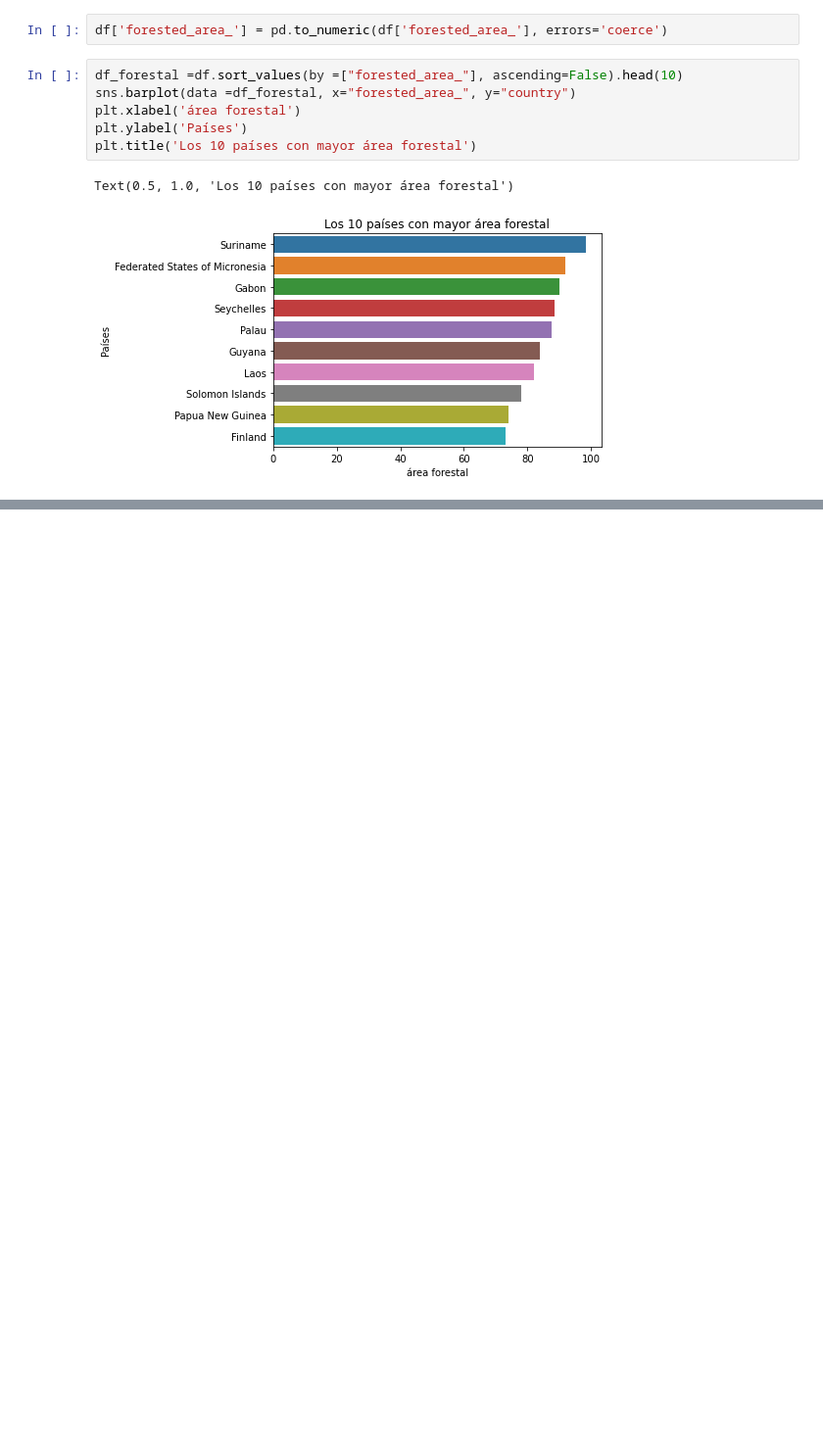
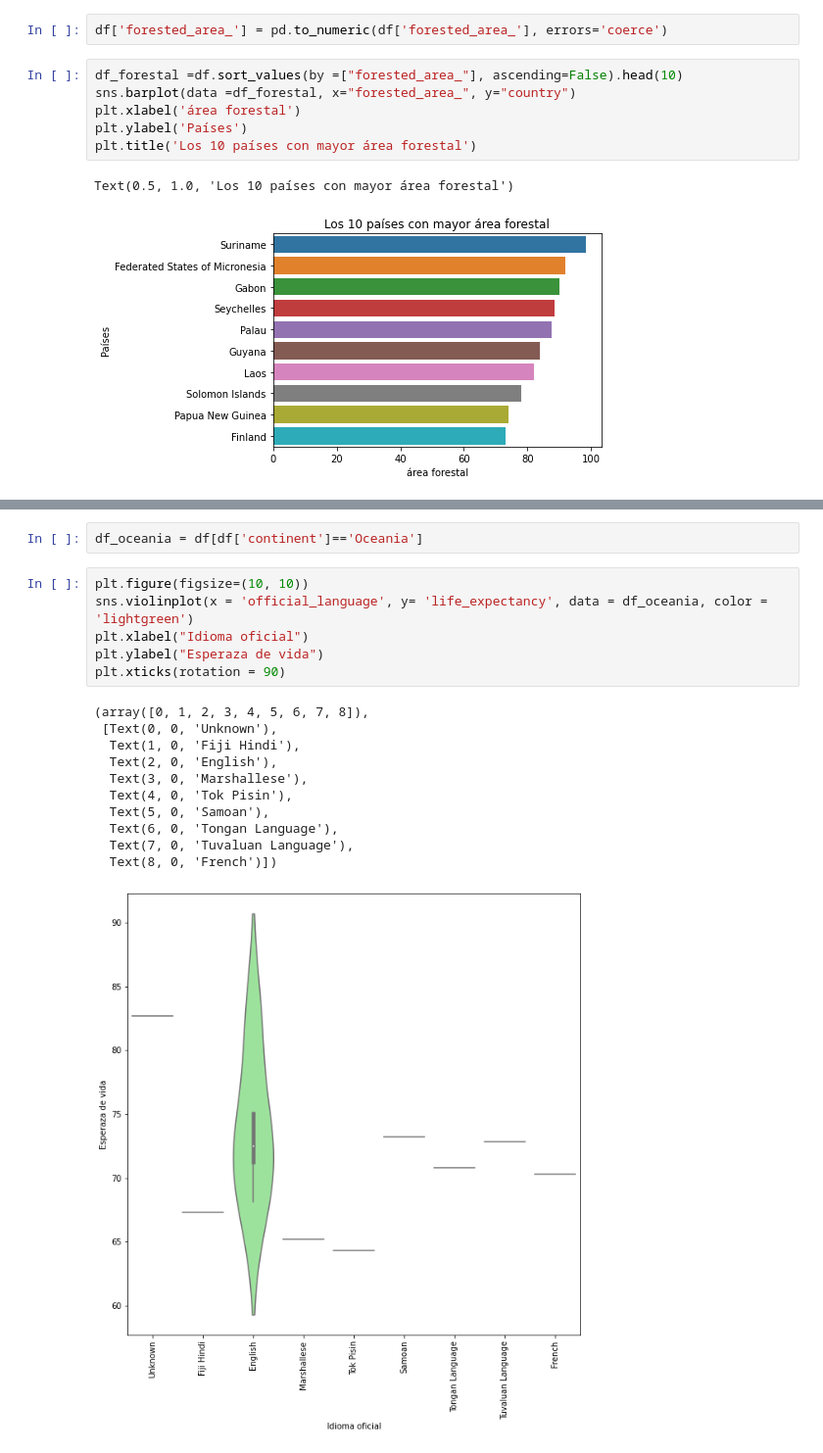
Before and after one commit to Adalab/da-modulo3-sprint2-pairprogramming-PatriciaAnaG, a Jupyter notebook: pair_VISUALIZACION.ipynb, the cells around one changed output, grey strips where cells are left out. Shown: that part at 98% size. Saved outputs shown, nothing was run; the diff lists cells and outputs as text; blank space fills up the shorter version.

```diff
--- a/pair_VISUALIZACION.ipynb
+++ b/pair_VISUALIZACION.ipynb
@@ -191,0 +205,20 @@ sns.barplot(data =df_natalidad, x="birth_rate", y="continent")
+# %%
+df_oceania = df[df['continent']=='Oceania']
+# %%
+plt.figure(figsize=(10, 10))
+sns.violinplot(x = 'official_language', y= 'life_expectancy', data = df_oceania, color = 'lightgreen')
+plt.xlabel("Idioma oficial")
+plt.ylabel("Esperaza de vida")
+plt.xticks(rotation = 90)
+# %% [output]
+(array([0, 1, 2, 3, 4, 5, 6, 7, 8]),
+ [Text(0, 0, 'Unknown'),
+  Text(1, 0, 'Fiji Hindi'),
+  Text(2, 0, 'English'),
+  Text(3, 0, 'Marshallese'),
+  Text(4, 0, 'Tok Pisin'),
+  Text(5, 0, 'Samoan'),
+  Text(6, 0, 'Tongan Language'),
+  Text(7, 0, 'Tuvaluan Language'),
+  Text(8, 0, 'French')])
+[figure, added]
```
Also changed, not shown: parts of 16 cells of this notebook, 1 other file.
